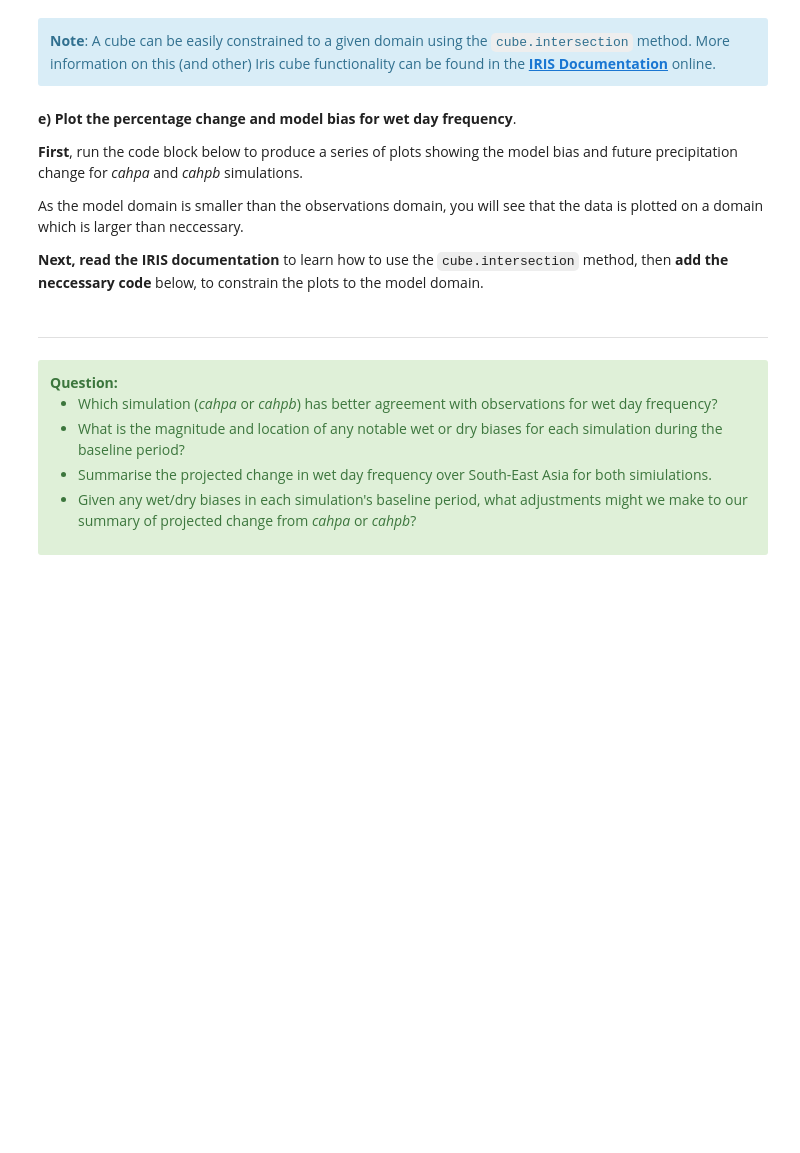
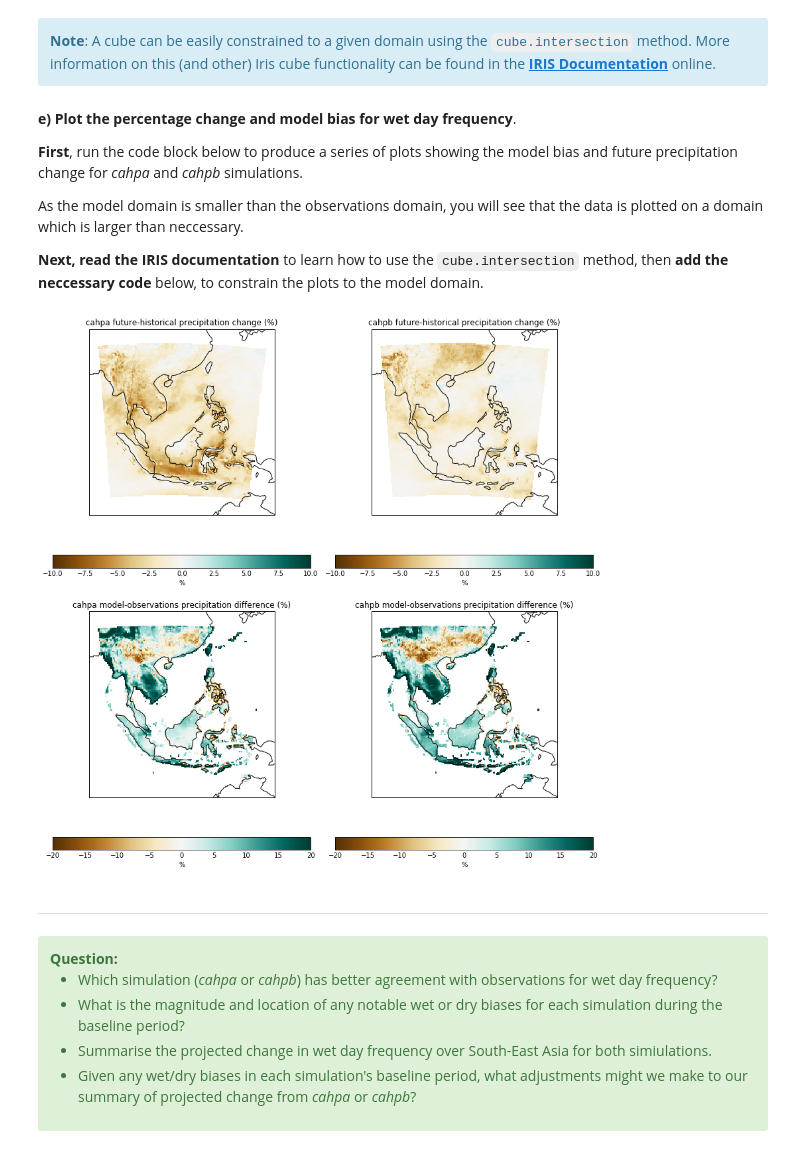
Before and after one commit to MetOffice/PyPRECIS, a Jupyter notebook: notebooks/worksheet5.ipynb, the cells around one changed output. Saved outputs shown, nothing was run; the diff lists cells and outputs as text; code cells hidden in the pictures; blank space fills up the shorter version.

```diff
--- a/notebooks/worksheet5.ipynb
+++ b/notebooks/worksheet5.ipynb
@@ -227,7 +266,7 @@ obs.data = np.ma.array(obs.data, mask=mask)
 scheme = iris.analysis.Linear(extrapolation_mode='mask')
 
 for runid in JOBIDS:
-    infile = os.path.join(CLIMDIR, runid = '.day.' + TIME_PERIODS['baseline'] + '.wetday.pcent.nc')
+    infile = os.path.join(CLIMDIR, runid + '.day.' + TIME_PERIODS['historical'] + '.wetday.pcent.nc')
     model_baseline = iris.load_cube(infile)
     infile = os.path.join(CLIMDIR, runid + '.day.' + TIME_PERIODS['future'] + '.wetday.pcent.nc')
     model_future = iris.load_cube(infile)
@@ -237,7 +276,7 @@ for runid in JOBIDS:
     model_future_rg = model_future.regrid(obs, scheme)
 
     # Find the difference between futue and baseline models
-    diff_model = iris.analysis.maths.subtract(model_future_rg, model_baseline_rg)
+    diff_model = model_future_rg - model_baseline_rg
     diff_model.rename('{} change in number of wet days (>=1mm/day) 2021-2050 vs 1961-1990 ')
     # Save the file
     outfile = os.path.join(CLIMDIR, runid + '.wetday.pcent.diff.nc')
@@ -245,8 +284,7 @@ for runid in JOBIDS:
     print('Saved {}'.format(outfile))
 
     # Subtract the observed percentages of wet days from the modelled percentages
-    diff_mod_obs = obs.copy()
-    diff_mod_obs.data = model_baseline_rg.data - obs.data
+    diff_mod_obs = model_baseline_rg - obs
     diff_mod_obs.rename('{} number of wet days (>=1mm/day) bias compared to Aphrodite'.format(runid))
     # Save the file
     outfile = os.path.join(CLIMDIR, runid + '.wetday.pcent.bias.nc')
@@ -271,45 +314,49 @@ plt.figure(figsize=(12, 12))
 
 # Load the model's future percentage change in wet days (future - baseline)
 for n, runid in enumerate(JOBIDS):
     infile = os.path.join(CLIMDIR, runid + '.wetday.pcent.diff.nc')
     pcent_change = iris.load_cube(infile)
 
-    pcent_change_subset = pcent_change
-    ## Add in a line of code to constrain the model domain to these coordinates:
-    ## longitude=(90, 137)
-    ## latitude=(-20, 32)
-    ## pcent_change_subset = ...?...
+    # Add in a line of code to constrain the model domain to these coordinates:
+    # longitude=(90, 137)
+    # latitude=(-20, 32)
+    pcent_change_subset = pcent_change.intersection(longitude=(90, 137),
+                                                    latitude=(-20, 32))
 
+#     pcent_change_subset = pcent_change
     # plot percentage changes on first row
     plt.subplot(2, 2, n+1)
     qplt.pcolormesh(pcent_change_subset,
                     vmax=10, vmin=-10, cmap='BrBG')
-    plt.title(runid + ' future-baseline precipitation change (%)')
+    plt.title(runid + ' future-historical precipitation change (%)')
     ax = plt.gca()
     ax.coastlines()
 
 
 # Load the percentage bias (differences in precipitation between the models and obs)
 for n, runid in enumerate(JOBIDS):
-    infile = os.path.join(CLIMDIR, runid + '.wetday.pcent.obs_diff.nc')
+    infile = os.path.join(CLIMDIR, runid + '.wetday.pcent.bias.nc')
     pcent_bias = iris.load_cube(infile)
 
-    pcent_bias_subset = pcent_bias
-    ## Add in a line of code to constrain the model domain to these lat-lon coordinates:
-    ## longitude=(90, 137)
-    ## latitude=(-20, 32)
-    ## pcent_bias_subset = ...?...
+    # Add in a line of code to constrain the model domain to these lat-lon coordinates:
+    # longitude=(90, 137)
+    # latitude=(-20, 32)
+    # pcent_bias_subset = ...?...
+    pcent_bias_subset = pcent_bias.intersection(longitude=(90, 137),
+                                                    latitude=(-20, 32))
 
     # plot bias on the second row
     plt.subplot(2, 2, n+3)
     qplt.pcolormesh(pcent_bias_subset,
                     vmax=20, vmin=-20, cmap='BrBG')
     plt.title(runid + ' model-observations precipitation difference (%)')
     ax = plt.gca()
     ax.coastlines()
 
 plt.tight_layout()
 plt.show()
+# %% [output]
+[figure, added]
 # %% [markdown]
 ---
 <div class="alert alert-block alert-success">
```
Also changed, not shown: parts of 8 cells of this notebook.
